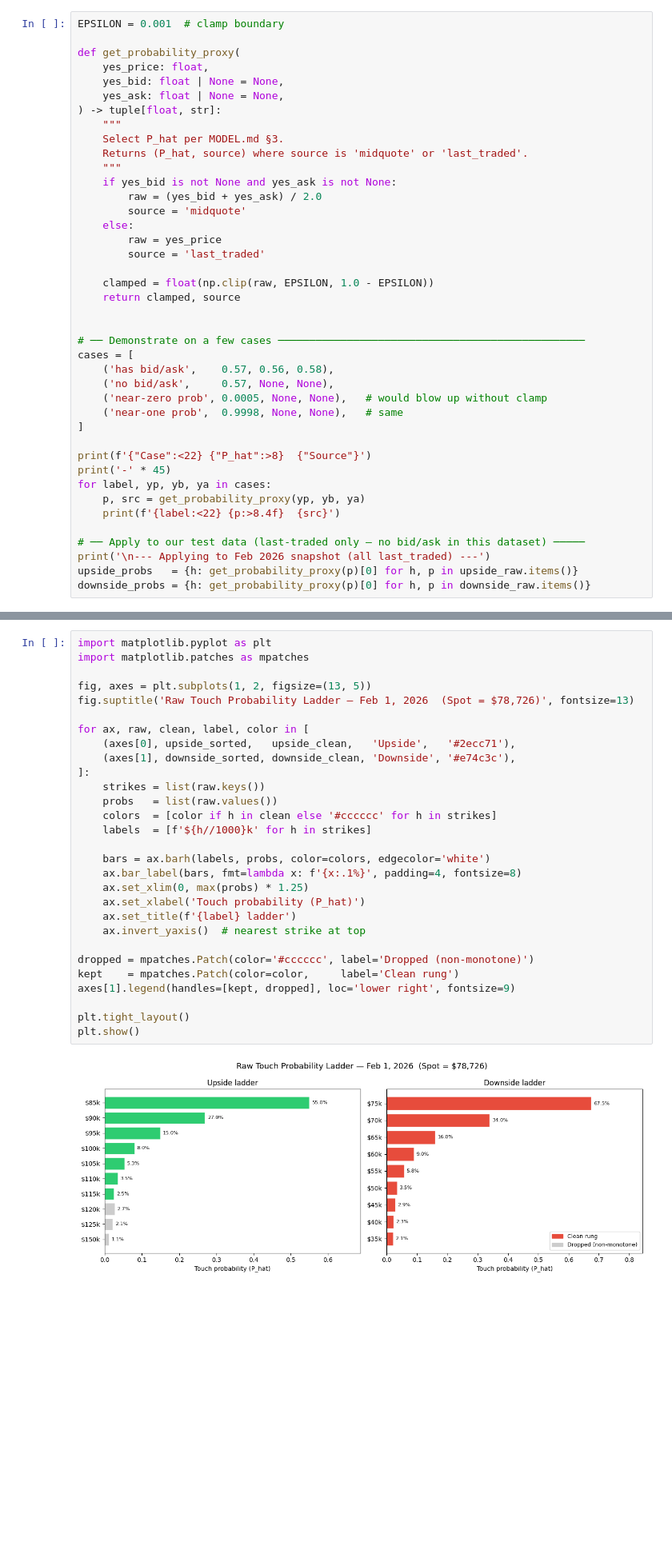
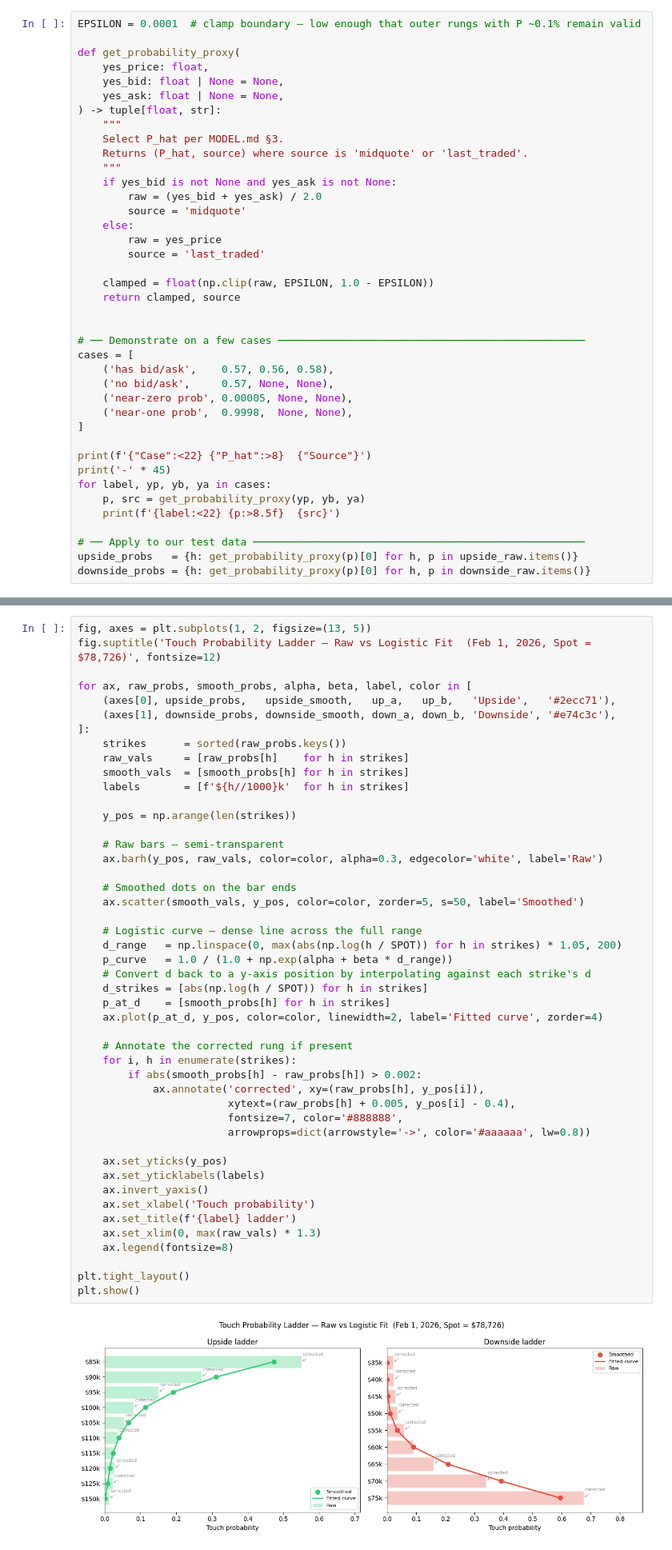
Before and after one commit to JackREscowitz/pvol, a Jupyter notebook: docs/model/pvol_model_test.ipynb, the cells around one changed output, grey strips where cells are left out. Shown at 80% size. Cells and saved outputs as stored; diff of their text form; blank space fills up the shorter version.

```diff
--- a/docs/model/pvol_model_test.ipynb
+++ b/docs/model/pvol_model_test.ipynb
@@ -106,7 +110,7 @@ Production rule (priority order):
 
 **Why midquote over last trade?** The last traded price reflects a historical transaction. The midquote reflects what market makers are willing to buy/sell *right now* — a better estimate of the current consensus probability.
 # %%
-EPSILON = 0.001  # clamp boundary
+EPSILON = 0.0001  # clamp boundary — low enough that outer rungs with P ~0.1% remain valid
 
 def get_probability_proxy(
     yes_price: float,
@@ -132,18 +136,17 @@ def get_probability_proxy(
 cases = [
     ('has bid/ask',    0.57, 0.56, 0.58),
     ('no bid/ask',     0.57, None, None),
-    ('near-zero prob', 0.0005, None, None),   # would blow up without clamp
-    ('near-one prob',  0.9998, None, None),   # same
+    ('near-zero prob', 0.00005, None, None),
+    ('near-one prob',  0.9998,  None, None),
 ]
 
 print(f'{"Case":<22} {"P_hat":>8}  {"Source"}')
 print('-' * 45)
 for label, yp, yb, ya in cases:
     p, src = get_probability_proxy(yp, yb, ya)
-    print(f'{label:<22} {p:>8.4f}  {src}')
+    print(f'{label:<22} {p:>8.5f}  {src}')
 
-# ── Apply to our test data (last-traded only — no bid/ask in this dataset) ─────
-print('\n--- Applying to Feb 2026 snapshot (all last_traded) ---')
+# ── Apply to our test data ─────────────────────────────────────────────────────
 upside_probs   = {h: get_probability_proxy(p)[0] for h, p in upside_raw.items()}
 downside_probs = {h: get_probability_proxy(p)[0] for h, p in downside_raw.items()}
 # %% [output]
@@ -240,34 +293,52 @@ UPSIDE LADDER
 # %%
-import matplotlib.pyplot as plt
-import matplotlib.patches as mpatches
+fig, axes = plt.subplots(1, 2, figsize=(13, 5))
+fig.suptitle('Touch Probability Ladder — Raw vs Logistic Fit  (Feb 1, 2026, Spot = $78,726)', fontsize=12)
 
-fig, axes = plt.subplots(1, 2, figsize=(13, 5))
-fig.suptitle('Raw Touch Probability Ladder — Feb 1, 2026  (Spot = $78,726)', fontsize=13)
+for ax, raw_probs, smooth_probs, alpha, beta, label, color in [
+    (axes[0], upside_probs,   upside_smooth,   up_a,   up_b,   'Upside',   '#2ecc71'),
+    (axes[1], downside_probs, downside_smooth, down_a, down_b, 'Downside', '#e74c3c'),
+]:
+    strikes      = sorted(raw_probs.keys())
+    raw_vals     = [raw_probs[h]    for h in strikes]
+    smooth_vals  = [smooth_probs[h] for h in strikes]
+    labels       = [f'${h//1000}k'  for h in strikes]
 
-for ax, raw, clean, label, color in [
-    (axes[0], upside_sorted,   upside_clean,   'Upside',   '#2ecc71'),
-    (axes[1], downside_sorted, downside_clean, 'Downside', '#e74c3c'),
-]:
-    strikes = list(raw.keys())
-    probs   = list(raw.values())
-    colors  = [color if h in clean else '#cccccc' for h in strikes]
-    labels  = [f'${h//1000}k' for h in strikes]
+    y_pos = np.arange(len(strikes))
 
-    bars = ax.barh(labels, probs, color=colors, edgecolor='white')
-    ax.bar_label(bars, fmt=lambda x: f'{x:.1%}', padding=4, fontsize=8)
-    ax.set_xlim(0, max(probs) * 1.25)
-    ax.set_xlabel('Touch probability (P_hat)')
+    # Raw bars — semi-transparent
+    ax.barh(y_pos, raw_vals, color=color, alpha=0.3, edgecolor='white', label='Raw')
+
+    # Smoothed dots on the bar ends
+    ax.scatter(smooth_vals, y_pos, color=color, zorder=5, s=50, label='Smoothed')
+
+    # Logistic curve — dense line across the full range
+    d_range   = np.linspace(0, max(abs(np.log(h / SPOT)) for h in strikes) * 1.05, 200)
+    p_curve   = 1.0 / (1.0 + np.exp(alpha + beta * d_range))
+    # Convert d back to a y-axis position by interpolating against each strike's d
+    d_strikes = [abs(np.log(h / SPOT)) for h in strikes]
+    p_at_d    = [smooth_probs[h] for h in strikes]
+    ax.plot(p_at_d, y_pos, color=color, linewidth=2, label='Fitted curve', zorder=4)
+
+    # Annotate the corrected rung if present
+    for i, h in enumerate(strikes):
+        if abs(smooth_probs[h] - raw_probs[h]) > 0.002:
+            ax.annotate('corrected', xy=(raw_probs[h], y_pos[i]),
+                        xytext=(raw_probs[h] + 0.005, y_pos[i] - 0.4),
+                        fontsize=7, color='#888888',
+                        arrowprops=dict(arrowstyle='->', color='#aaaaaa', lw=0.8))
+
+    ax.set_yticks(y_pos)
+    ax.set_yticklabels(labels)
+    ax.invert_yaxis()
+    ax.set_xlabel('Touch probability')
     ax.set_title(f'{label} ladder')
-    ax.invert_yaxis()  # nearest strike at top
-
-dropped = mpatches.Patch(color='#cccccc', label='Dropped (non-monotone)')
-kept    = mpatches.Patch(color=color,     label='Clean rung')
-axes[1].legend(handles=[kept, dropped], loc='lower right', fontsize=9)
+    ax.set_xlim(0, max(raw_vals) * 1.3)
+    ax.legend(fontsize=8)
 
 plt.tight_layout()
 plt.show()
 # %% [output]
-[figure, old version]
+[figure, new version]
 # %% [markdown]
 ---
 ## Step 3 — Per-Strike IV Extraction (MODEL.md §5)
```
Also changed, not shown: parts of 14 cells of this notebook, 2 other files.
